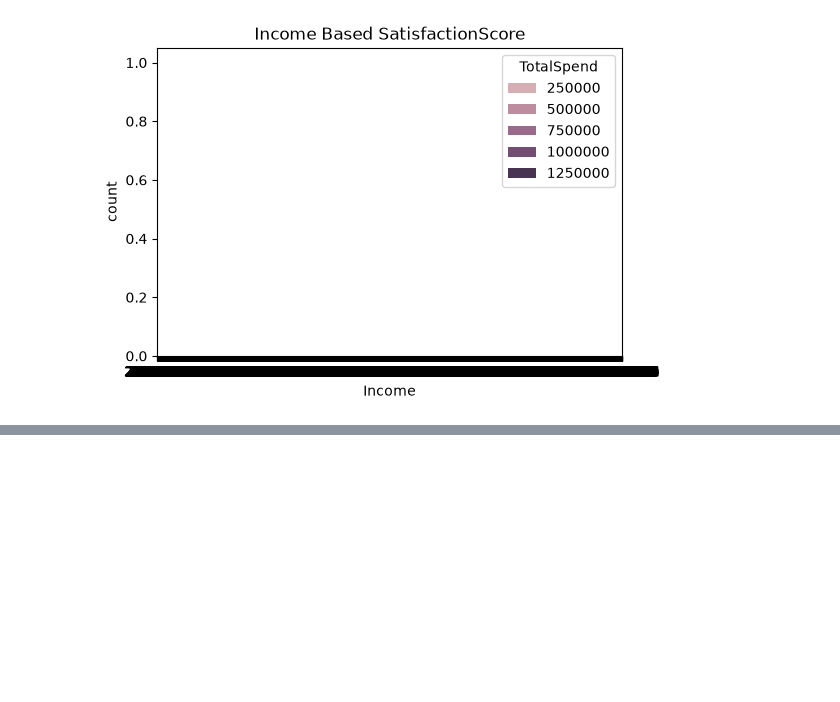
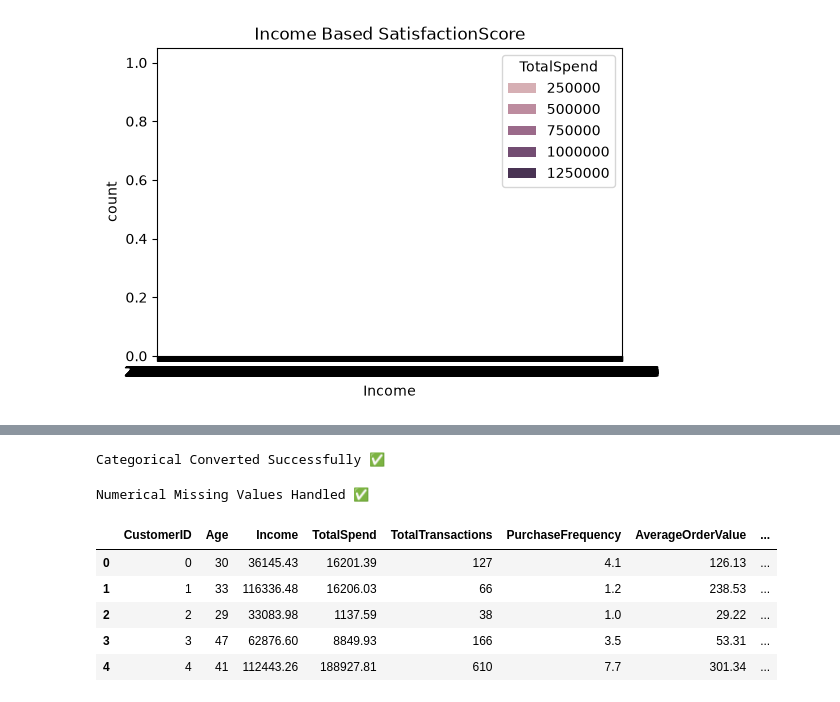
Before and after one commit to ashishpatel3630-art/PRISM_AI_Models, a Jupyter notebook: model/Customer_segmentation/Segmentation.ipynb, the cells around one changed output, grey strips where cells are left out. Cells and saved outputs as stored; diff of their text form; code cells hidden in the pictures; blank space fills up the shorter version.

```diff
--- a/model/Customer_segmentation/Segmentation.ipynb
+++ b/model/Customer_segmentation/Segmentation.ipynb
@@ -92,0 +169,35 @@ plt.show()
+# %%
+from sklearn.preprocessing import LabelEncoder
+
+encoder = LabelEncoder()
+
+for col in ["SatisfactionLevel","CustomerID"]:
+    df[col] = encoder.fit_transform(df[col])
+
+print("Categorical Converted Successfully ✅")
+# %% [output]
+Categorical Converted Successfully ✅
+# %%
+num_columns=[
+    'Income',
+    'AverageOrderValue',
+    'MonthlySpend',
+    'SatisfactionScore',
+    'SatisfactionLevel'
+    ]
+# %%
+for col in num_columns:
+    df[col] = df[col].fillna(df[col].median())
+
+print("Numerical Missing Values Handled ✅")
+# %% [output]
+Numerical Missing Values Handled ✅
+# %%
+df.head()
+# %% [output]
+|  | CustomerID | Age | Income | TotalSpend | TotalTransactions | PurchaseFrequency | AverageOrderValue | ... |
+| 0 | 0 | 30 | 36145.43 | 16201.39 | 127 | 4.1 | 126.13 | ... |
+| 1 | 1 | 33 | 116336.48 | 16206.03 | 66 | 1.2 | 238.53 | ... |
+| 2 | 2 | 29 | 33083.98 | 1137.59 | 38 | 1.0 | 29.22 | ... |
+| 3 | 3 | 47 | 62876.60 | 8849.93 | 166 | 3.5 | 53.31 | ... |
+| 4 | 4 | 41 | 112443.26 | 188927.81 | 610 | 7.7 | 301.34 | ... |
```
Also changed, not shown: parts of 7 cells of this notebook, 1 other file.
